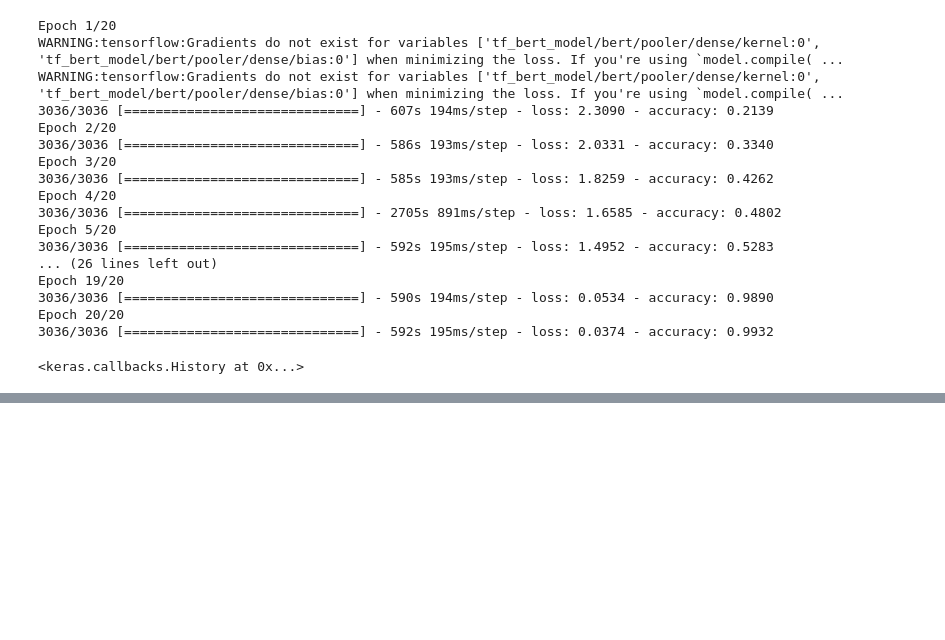
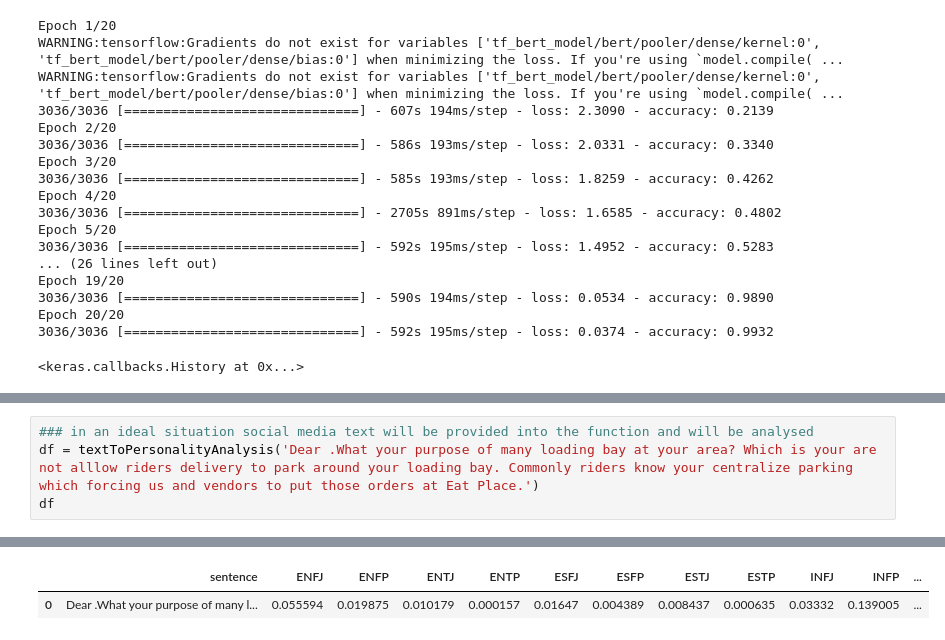
Before and after one commit to TeradonGenesis/Ridesurance, a Jupyter notebook: BERT_Analysis.ipynb, the cells around one changed output, grey strips where cells are left out. Drawn from its saved outputs; the diff is of its cells as text; blank space fills up the shorter version.

```diff
--- a/BERT_Analysis.ipynb
+++ b/BERT_Analysis.ipynb
@@ -268,0 +260,5 @@ Make sure all arrays contain the same number of samples.
+# %%
+### in an ideal situation social media text will be provided into the function and will be analysed
+df = textToPersonalityAnalysis('Dear .What your purpose of many loading bay at your area? Which is your are not alllow riders delivery to park around your loading bay. Commonly riders know your centralize parking which forcing us and vendors to put those orders at Eat Place.')
+df
+# %% [output]
@@ -268,0 +266,2 @@ Make sure all arrays contain the same number of samples.
+|  | sentence | ENFJ | ENFP | ENTJ | ENTP | ESFJ | ESFP | ESTJ | ESTP | INFJ | INFP | ... |
+| 0 | Dear .What your purpose of many l... | 0.055594 | 0.019875 | 0.010179 | 0.000157 | 0.01647 | 0.004389 | 0.008437 | 0.000635 | 0.03332 | 0.139005 | ... |
```
Also changed, not shown: parts of 23 cells of this notebook.
